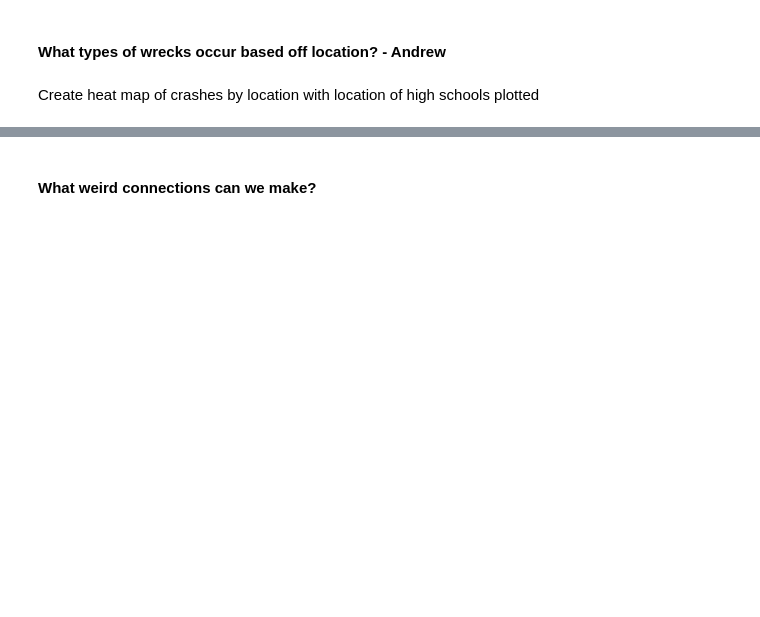
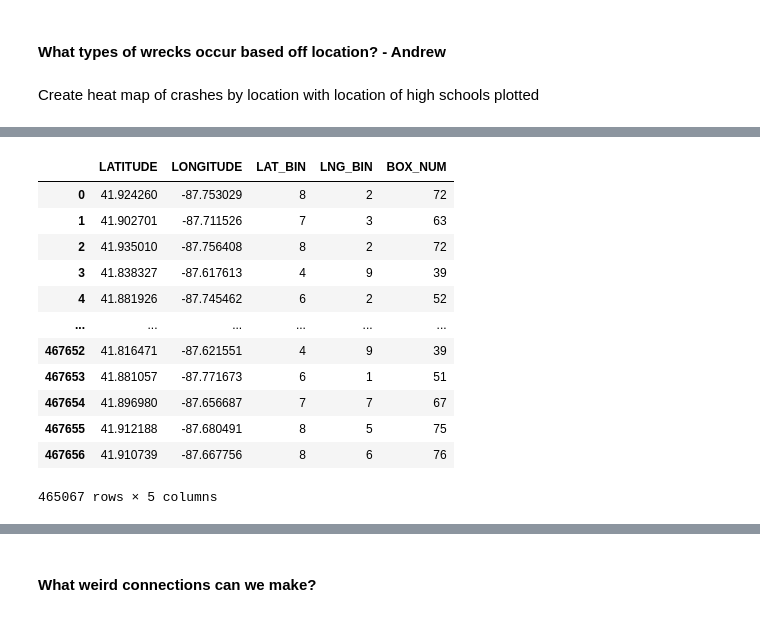
Before and after one commit to andrewbankston/project-one, a Jupyter notebook: Chicago_Crashes.ipynb, the cells around one changed output, grey strips where cells are left out. Cells and saved outputs as stored; diff of their text form; code cells hidden in the pictures; blank space fills up the shorter version.

```diff
--- a/Chicago_Crashes.ipynb
+++ b/Chicago_Crashes.ipynb
@@ -112,9 +107,8 @@ plt.savefig("output_data/cost_of_damage_vs_fatalities.png")
 # %% [markdown]
 Create heat map of crashes by location with location of high schools plotted
 # %%
-# get center coordinates of data
-crash_with_locdata = crash_df.loc[crash_df["LATITUDE"] >=41, :]
-crash_with_locdata = crash_with_locdata.loc[crash_df["LATITUDE"] <=43, :]
-crash_with_locdata = crash_with_locdata.loc[crash_df["LONGITUDE"] >= -88, :]
-crash_with_locdata = crash_with_locdata.loc[crash_df["LONGITUDE"] <= -86, :]
-center = f"{crash_with_locdata['LATITUDE'].mean()},{crash_with_locdata['LONGITUDE'].mean()}"
+# Remove non-applicable coordinates (NaN and outside city limits)
+locdata = crash_df.loc[(crash_df["LATITUDE"] >= 41) & \
+                                  (crash_df["LATITUDE"] <= 43) & \
+                                  (crash_df["LONGITUDE"] >= -88) & \
+                                  (crash_df["LONGITUDE"] <= -87), ["LATITUDE","LONGITUDE"]]
@@ -120,0 +127,21 @@ center = f"{crash_with_locdata['LATITUDE'].mean()},{crash_with_locdata['LONGITUD
+# %%
+# Assign each crash to a geographic box (1-25)
+sections = 10
+locdata["LAT_BIN"] = pd.qcut(locdata["LATITUDE"], sections, labels=False) + 1
+locdata["LNG_BIN"] = pd.qcut(locdata["LONGITUDE"], sections, labels=False) + 1
+locdata["BOX_NUM"] = locdata["LNG_BIN"] + (sections * (locdata["LAT_BIN"]-1))
+locdata
+# %% [output]
+|  | LATITUDE | LONGITUDE | LAT_BIN | LNG_BIN | BOX_NUM |
+| 0 | 41.924260 | -87.753029 | 8 | 2 | 72 |
+| 1 | 41.902701 | -87.711526 | 7 | 3 | 63 |
+| 2 | 41.935010 | -87.756408 | 8 | 2 | 72 |
+| 3 | 41.838327 | -87.617613 | 4 | 9 | 39 |
+| 4 | 41.881926 | -87.745462 | 6 | 2 | 52 |
+| ... | ... | ... | ... | ... | ... |
+| 467652 | 41.816471 | -87.621551 | 4 | 9 | 39 |
+| 467653 | 41.881057 | -87.771673 | 6 | 1 | 51 |
+| 467654 | 41.896980 | -87.656687 | 7 | 7 | 67 |
+| 467655 | 41.912188 | -87.680491 | 8 | 5 | 75 |
+| 467656 | 41.910739 | -87.667756 | 8 | 6 | 76 |
+465067 rows × 5 columns
```
Also changed, not shown: parts of 15 cells of this notebook.
